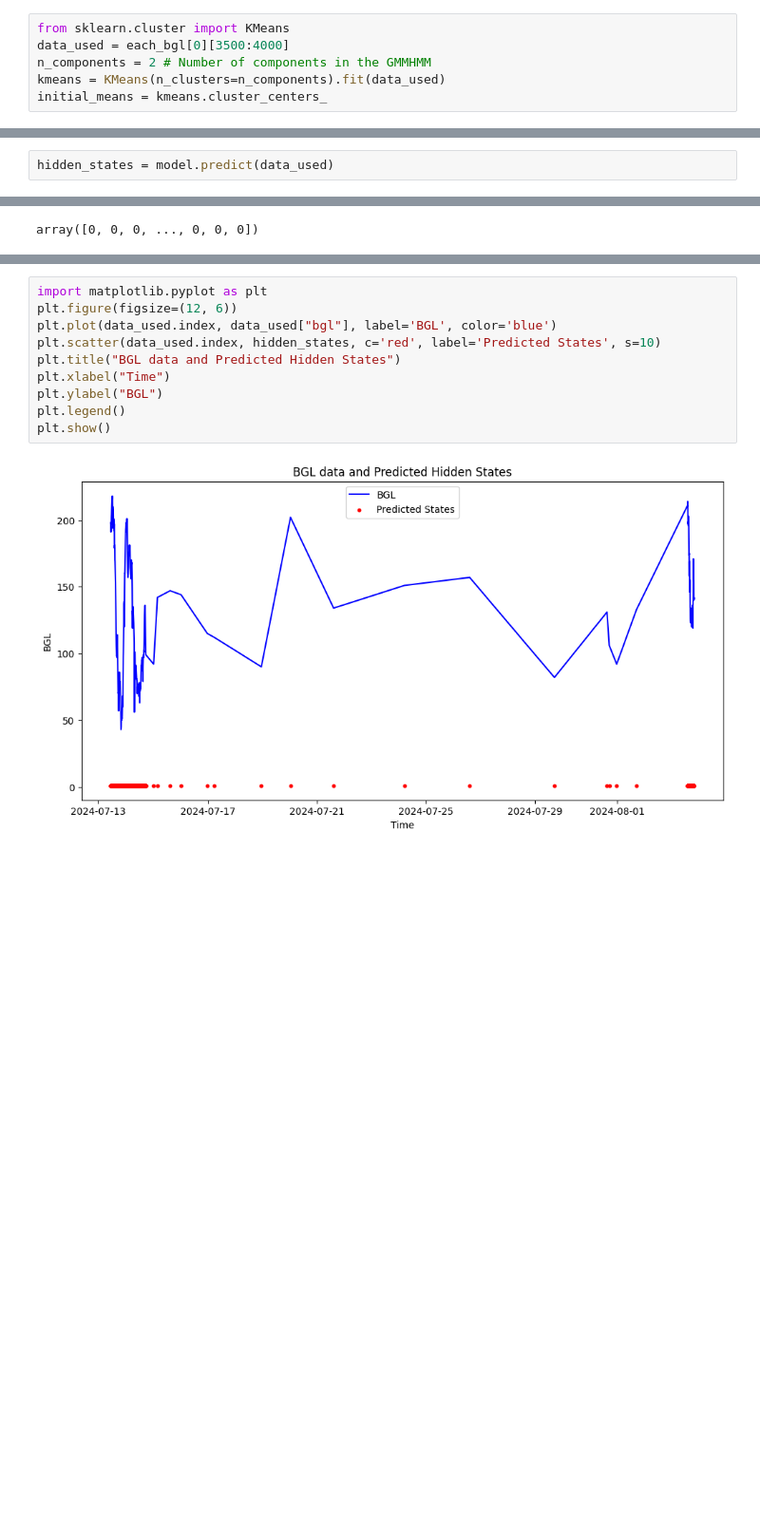
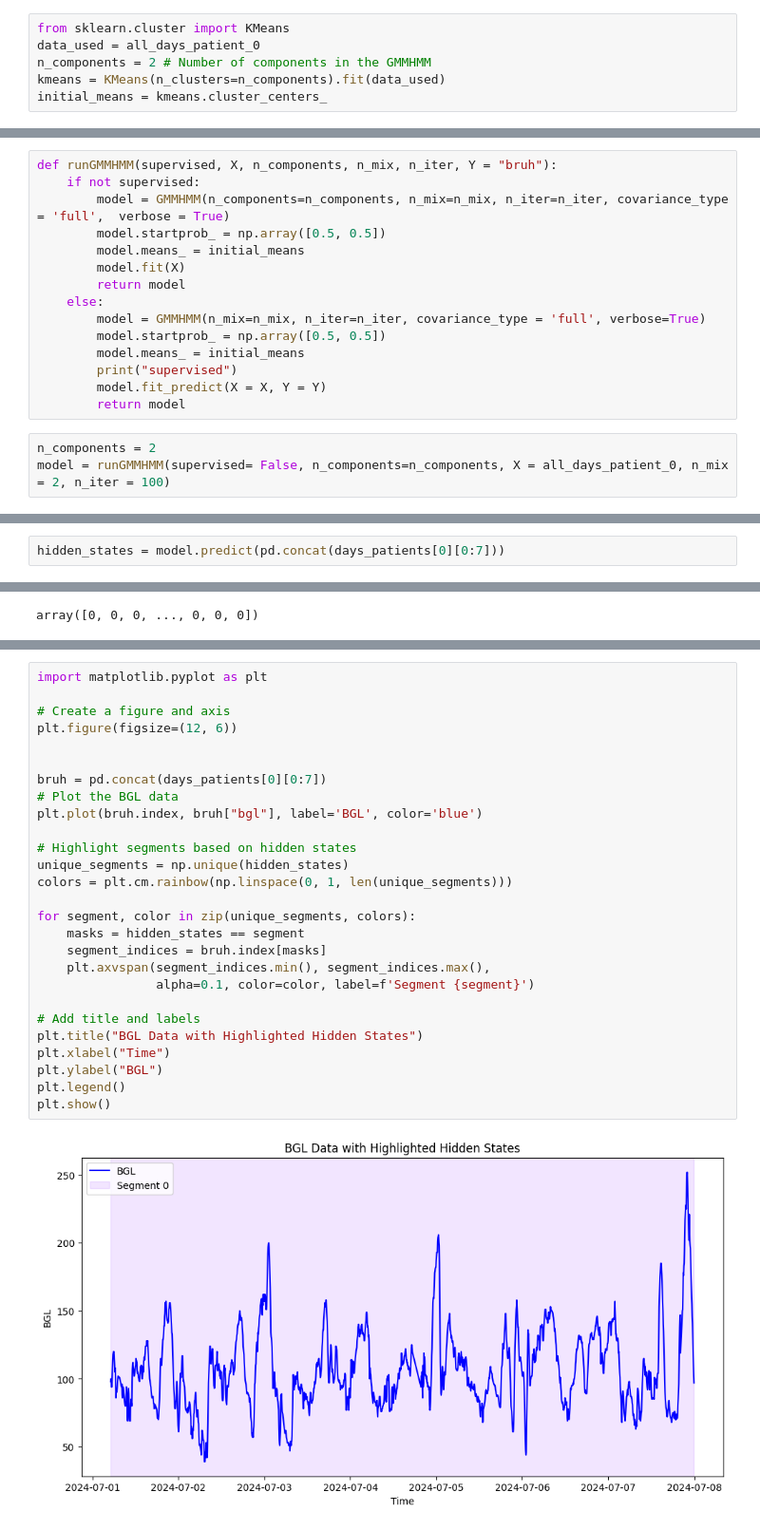
Before and after one commit to RobotPsychologist/bg_control, a Jupyter notebook: 0_meal_identification/meal_identification/notebooks/1.01-jg-GMMHMM-implementation.ipynb, the cells around one changed output, grey strips where cells are left out. Shown at 95% size. Saved outputs shown, nothing was run; the diff lists cells and outputs as text; blank space fills up the shorter version.

```diff
--- a/0_meal_identification/meal_identification/notebooks/1.01-jg-GMMHMM-implementation.ipynb
+++ b/0_meal_identification/meal_identification/notebooks/1.01-jg-GMMHMM-implementation.ipynb
@@ -93,6 +103,6 @@ scaled_data = scaler.fit_transform(each_bgl[0])
 # %%
 from sklearn.cluster import KMeans
-data_used = each_bgl[0][3500:4000]
+data_used = all_days_patient_0
 n_components = 2 # Number of components in the GMMHMM
 kmeans = KMeans(n_clusters=n_components).fit(data_used)
 initial_means = kmeans.cluster_centers_
@@ -118,0 +131,18 @@ GMMHMM(covariance_type='full', n_components=2, n_iter=100, n_mix=2,
+# %%
+def runGMMHMM(supervised, X, n_components, n_mix, n_iter, Y = "bruh"):
+    if not supervised:
+        model = GMMHMM(n_components=n_components, n_mix=n_mix, n_iter=n_iter, covariance_type = 'full',  verbose = True)
+        model.startprob_ = np.array([0.5, 0.5])
+        model.means_ = initial_means
+        model.fit(X)
+        return model
+    else:
+        model = GMMHMM(n_mix=n_mix, n_iter=n_iter, covariance_type = 'full', verbose=True)
+        model.startprob_ = np.array([0.5, 0.5])
+        model.means_ = initial_means
+        print("supervised")
+        model.fit_predict(X = X, Y = Y)
+        return model
+# %%
+n_components = 2
+model = runGMMHMM(supervised= False, n_components=n_components, X = all_days_patient_0, n_mix = 2, n_iter = 100)
@@ -119,5 +154,5 @@ GMMHMM(covariance_type='full', n_components=2, n_iter=100, n_mix=2,
 # %%
-hidden_states = model.predict(data_used)
+hidden_states = model.predict(pd.concat(days_patients[0][0:7]))
 # %%
 np.unique(hidden_states) #im gna kill myself please for the love of god be smth different
 # %% [output]
@@ -133,12 +184,29 @@ array([0, 0, 0, ..., 0, 0, 0])
 # %%
 import matplotlib.pyplot as plt
+
+# Create a figure and axis
 plt.figure(figsize=(12, 6))
-plt.plot(data_used.index, data_used["bgl"], label='BGL', color='blue')
-plt.scatter(data_used.index, hidden_states, c='red', label='Predicted States', s=10)
-plt.title("BGL data and Predicted Hidden States")
+
+
+bruh = pd.concat(days_patients[0][0:7])
+# Plot the BGL data
+plt.plot(bruh.index, bruh["bgl"], label='BGL', color='blue')
+
+# Highlight segments based on hidden states
+unique_segments = np.unique(hidden_states)
+colors = plt.cm.rainbow(np.linspace(0, 1, len(unique_segments)))
+
+for segment, color in zip(unique_segments, colors):
+    masks = hidden_states == segment
+    segment_indices = bruh.index[masks]
+    plt.axvspan(segment_indices.min(), segment_indices.max(),
+                alpha=0.1, color=color, label=f'Segment {segment}')
+
+# Add title and labels
+plt.title("BGL Data with Highlighted Hidden States")
 plt.xlabel("Time")
 plt.ylabel("BGL")
 plt.legend()
 plt.show()
 # %% [output]
-[figure, old version]
+[figure, new version]
```
Also changed, not shown: parts of 23 cells of this notebook.
